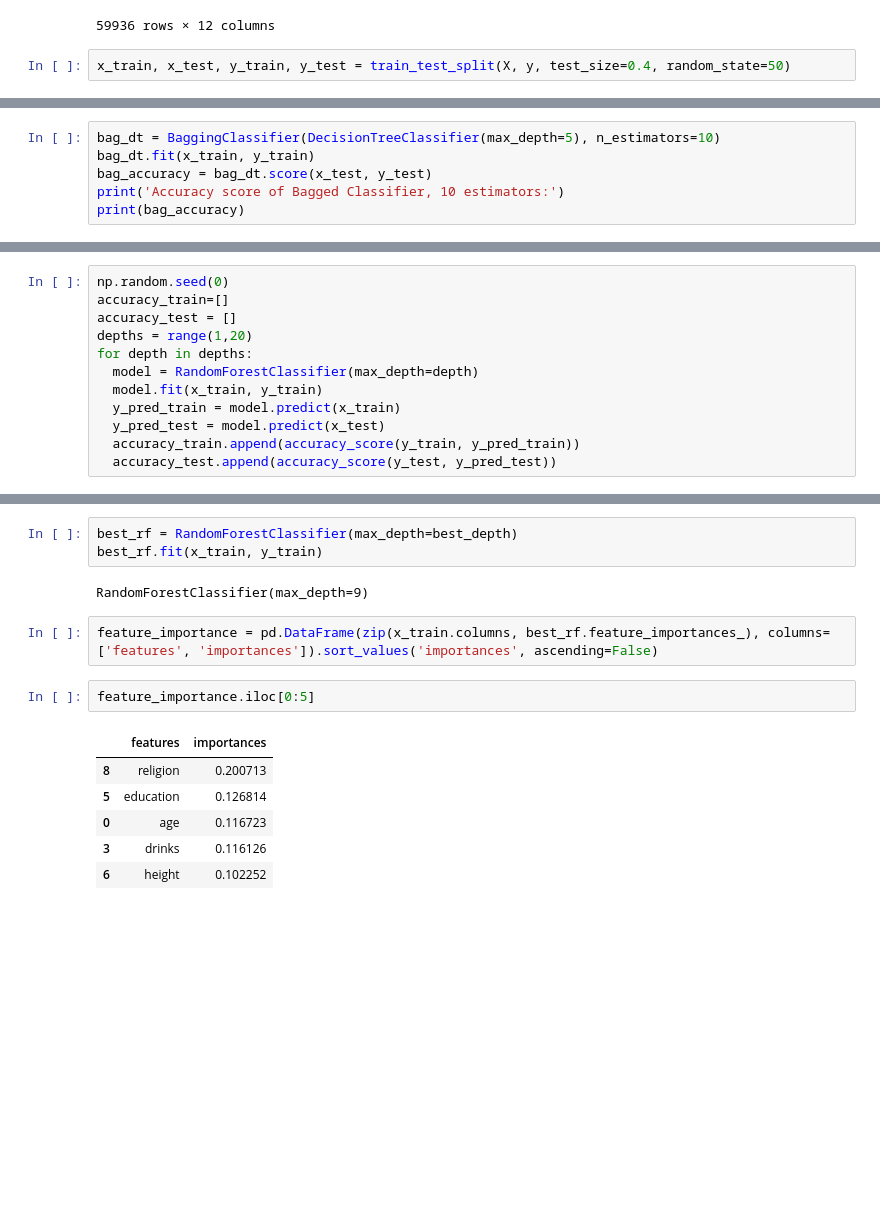
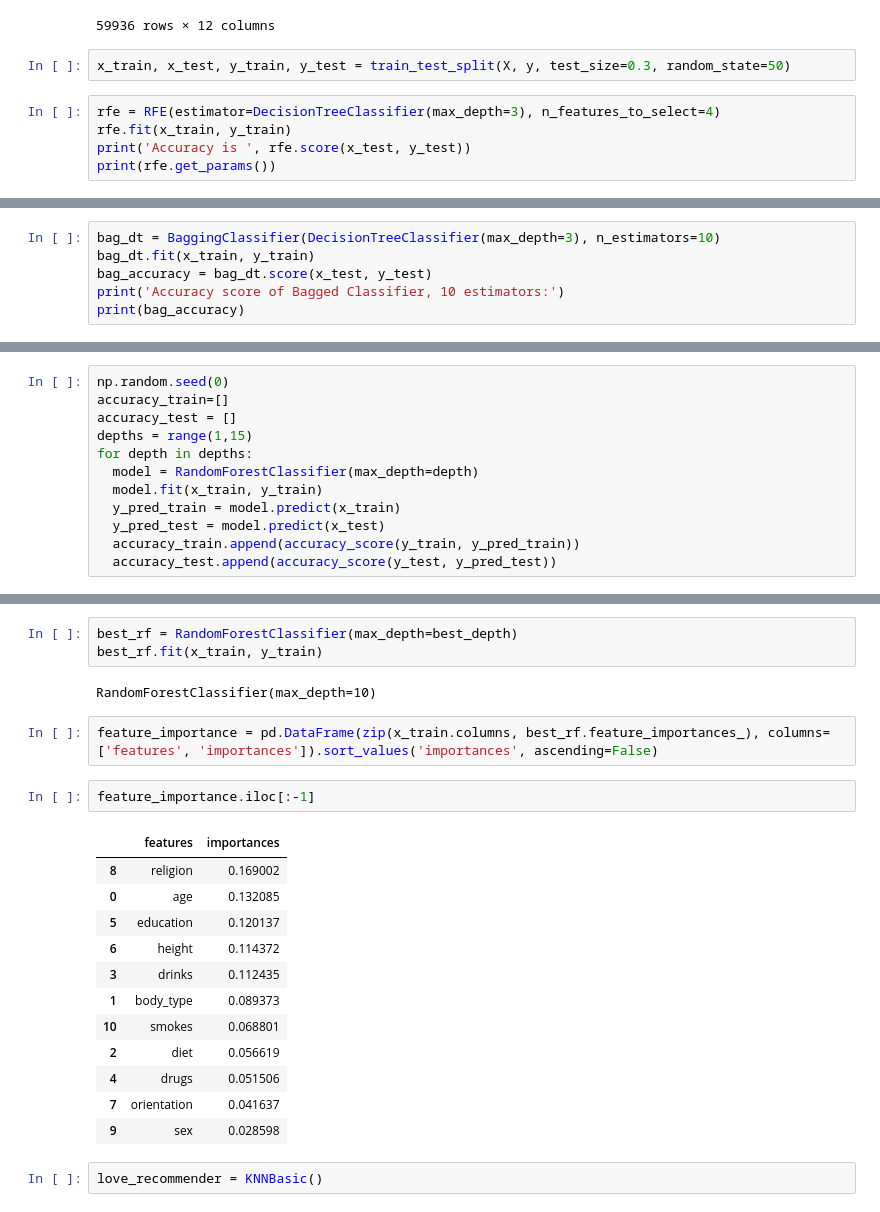
Before and after one commit to LiZoMark841619/OkCupid, a Jupyter notebook: OKCupid-Date-A-Scientist-Starter/date-a-scientist.ipynb, the cells around one changed output, grey strips where cells are left out. Drawn from its saved outputs; the diff is of its cells as text; blank space fills up the shorter version.

```diff
--- a/OKCupid-Date-A-Scientist-Starter/date-a-scientist.ipynb
+++ b/OKCupid-Date-A-Scientist-Starter/date-a-scientist.ipynb
@@ -382,4 +381,9 @@ X
 | 59945 | 39 | 2 | 4 | 4 | 3 | 3 | 172.72 | 0 | 3 | 1 | ... |
 59936 rows × 12 columns
 # %%
-x_train, x_test, y_train, y_test = train_test_split(X, y, test_size=0.4, random_state=50)
+x_train, x_test, y_train, y_test = train_test_split(X, y, test_size=0.3, random_state=50)
+# %%
+rfe = RFE(estimator=DecisionTreeClassifier(max_depth=3), n_features_to_select=4)
+rfe.fit(x_train, y_train)
+print('Accuracy is ', rfe.score(x_test, y_test))
+print(rfe.get_params())
@@ -386,5 +393,5 @@ x_train, x_test, y_train, y_test = train_test_split(X, y, test_size=0.4, random_
 # %%
-bag_dt = BaggingClassifier(DecisionTreeClassifier(max_depth=5), n_estimators=10)
+bag_dt = BaggingClassifier(DecisionTreeClassifier(max_depth=3), n_estimators=10)
 bag_dt.fit(x_train, y_train)
 bag_accuracy = bag_dt.score(x_test, y_test)
 print('Accuracy score of Bagged Classifier, 10 estimators:')
@@ -396,7 +403,7 @@ Accuracy score of Bagged Classifier, 10 estimators:
 np.random.seed(0)
 accuracy_train=[]
 accuracy_test = []
-depths = range(1,20)
+depths = range(1,15)
 for depth in depths:
   model = RandomForestClassifier(max_depth=depth)
   model.fit(x_train, y_train)
@@ -425,15 +432,23 @@ plt.clf()
 best_rf = RandomForestClassifier(max_depth=best_depth)
 best_rf.fit(x_train, y_train)
 # %% [output]
-RandomForestClassifier(max_depth=9)
+RandomForestClassifier(max_depth=10)
 # %%
 feature_importance = pd.DataFrame(zip(x_train.columns, best_rf.feature_importances_), columns=['features', 'importances']).sort_values('importances', ascending=False)
 # %%
-feature_importance.iloc[0:5]
+feature_importance.iloc[:-1]
 # %% [output]
 |  | features | importances |
-| 8 | religion | 0.200713 |
-| 5 | education | 0.126814 |
-| 0 | age | 0.116723 |
-| 3 | drinks | 0.116126 |
-| 6 | height | 0.102252 |
+| 8 | religion | 0.169002 |
+| 0 | age | 0.132085 |
+| 5 | education | 0.120137 |
+| 6 | height | 0.114372 |
+| 3 | drinks | 0.112435 |
+| 1 | body_type | 0.089373 |
+| 10 | smokes | 0.068801 |
+| 2 | diet | 0.056619 |
+| 4 | drugs | 0.051506 |
+| 7 | orientation | 0.041637 |
+| 9 | sex | 0.028598 |
+# %%
+love_recommender = KNNBasic()
```
Also changed, not shown: parts of 7 cells of this notebook.
